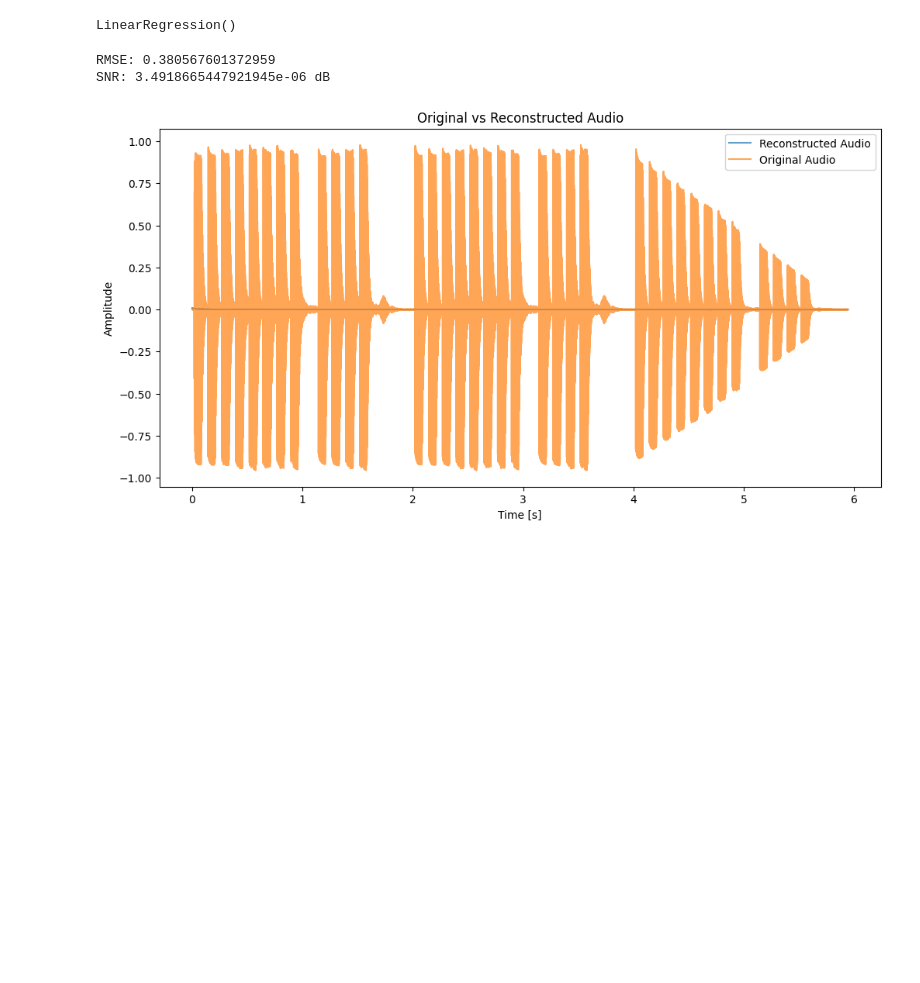
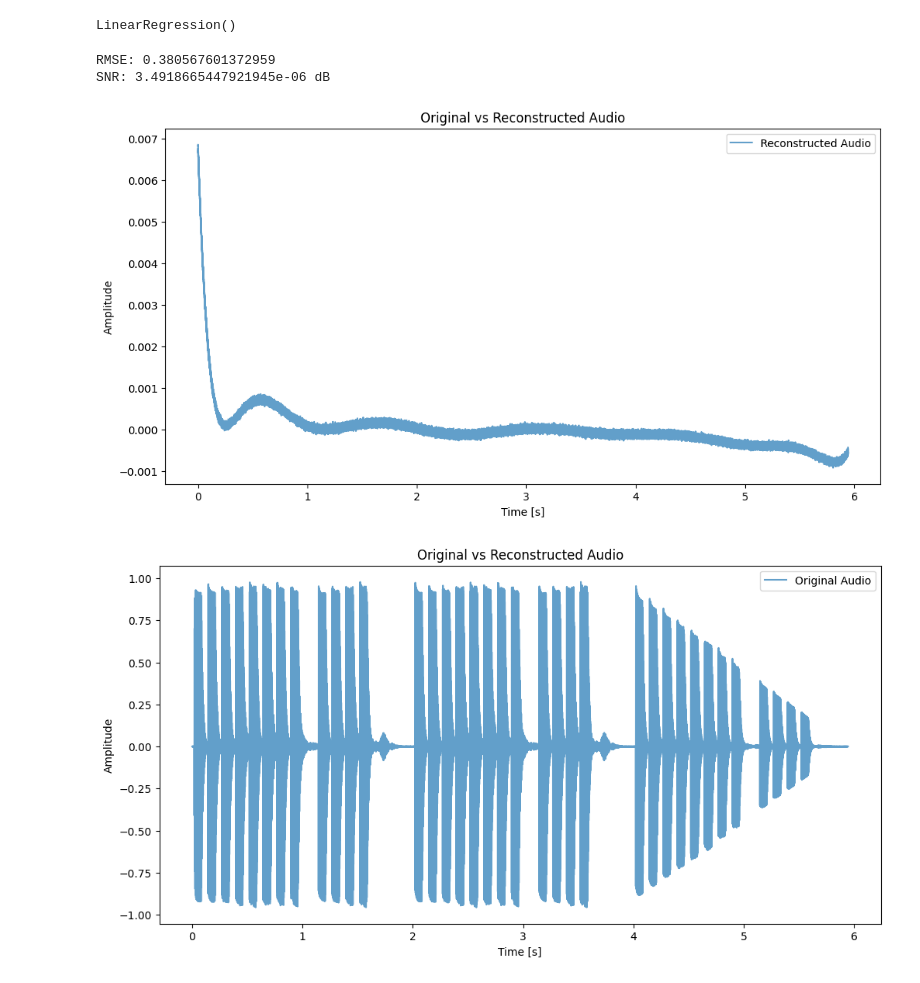
Before and after one commit to Rachit23110261/ML_ASSIGNMENT_2_23110261_23110189_23110306, a Jupyter notebook: TASK_2.ipynb, the cells around one changed output. Saved outputs shown, nothing was run; the diff lists cells and outputs as text; code cells hidden in the pictures; blank space fills up the shorter version.

```diff
--- a/TASK_2.ipynb
+++ b/TASK_2.ipynb
@@ -108,15 +108,22 @@ snr = 10 * np.log10(np.sum(data ** 2) / np.sum((data - reconstructed_data) ** 2)
 # %%
 print(f"RMSE: {rmse}")
 print(f"SNR: {snr} dB")
 plt.figure(figsize=(12, 6))
 plt.plot(time, reconstructed_data, label='Reconstructed Audio',alpha=0.7)
+plt.xlabel('Time [s]')
+plt.ylabel('Amplitude')
+plt.legend()
+plt.title('Original vs Reconstructed Audio')
+plt.show()
+plt.figure(figsize=(12, 6))
 plt.plot(time, data, label='Original Audio',alpha=0.7)
 plt.xlabel('Time [s]')
 plt.ylabel('Amplitude')
 plt.legend()
 plt.title('Original vs Reconstructed Audio')
 plt.show()
 # %% [output]
 RMSE: 0.380567601372959
 SNR: 3.4918665447921945e-06 dB
-[figure, old version]
+[figure, new version]
+[figure, added]
```
